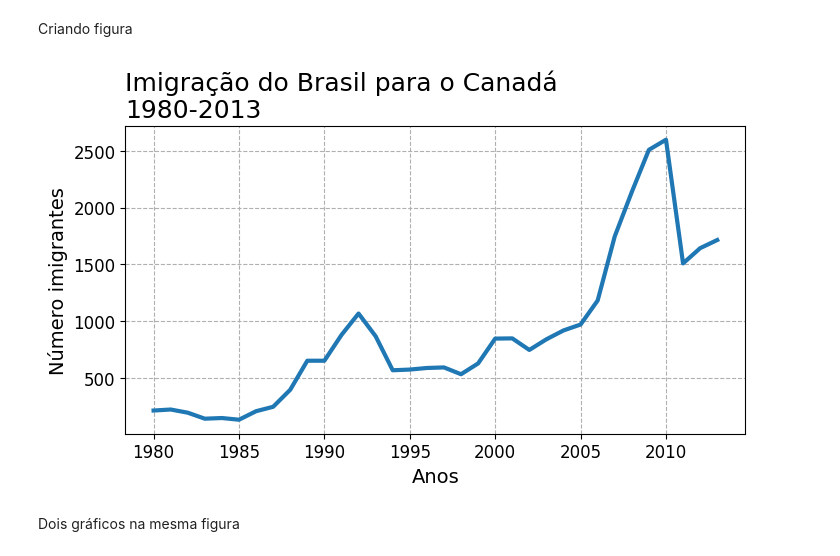
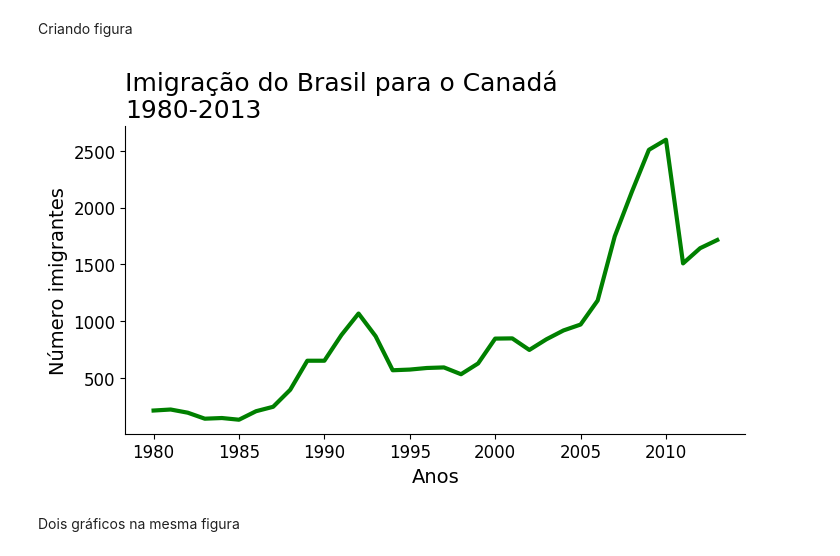
Before and after one commit to Jgabriel1800/imigra-o, a Jupyter notebook: Imigração.ipynb, the cells around one changed output. Cells and saved outputs as stored; diff of their text form; code cells hidden in the pictures.

```diff
--- a/Imigração.ipynb
+++ b/Imigração.ipynb
@@ -148,17 +148,22 @@ plt.show()
 Criando figura
 # %%
 fig, ax=plt.subplots(figsize=(8,4))
-ax.plot(dados_brasil['ano'],dados_brasil['imigrantes'],lw=3)
+ax.plot(dados_brasil['ano'],dados_brasil['imigrantes'],lw=3,color='green')
 ax.xaxis.set_major_locator(plt.MultipleLocator(5))
 ax.set_title('Imigração do Brasil para o Canadá\n1980-2013',fontsize=18,loc='left')
 ax.set_xlabel('Anos',fontsize=14)
 ax.set_ylabel('Número imigrantes',fontsize=14)
 ax.xaxis.set_tick_params(labelsize=12)
 ax.yaxis.set_tick_params(labelsize=12)
-plt.grid(linestyle='--')
+ax.spines['top'].set_visible(False)
+ax.spines['right'].set_visible(False)
+
+#salvando imagem do gráfico em png
+fig.savefig('Imigracao_brasil_canada.png',transparent=False,dpi=300,bbox_inches='tight')
+
 plt.show()
 # %% [output]
-[figure, old version]
+[figure, new version]
 # %% [markdown]
 Dois gráficos na mesma figura
 # %%
```
Also changed, not shown: parts of 9 cells of this notebook.
